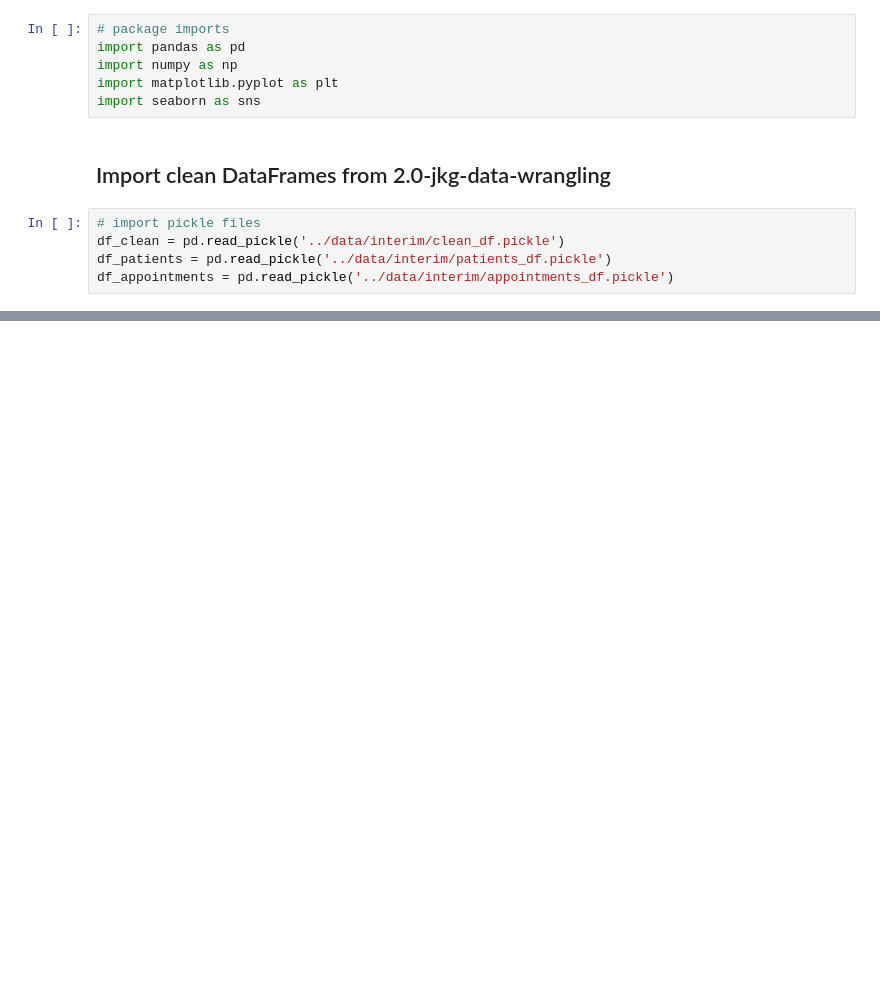
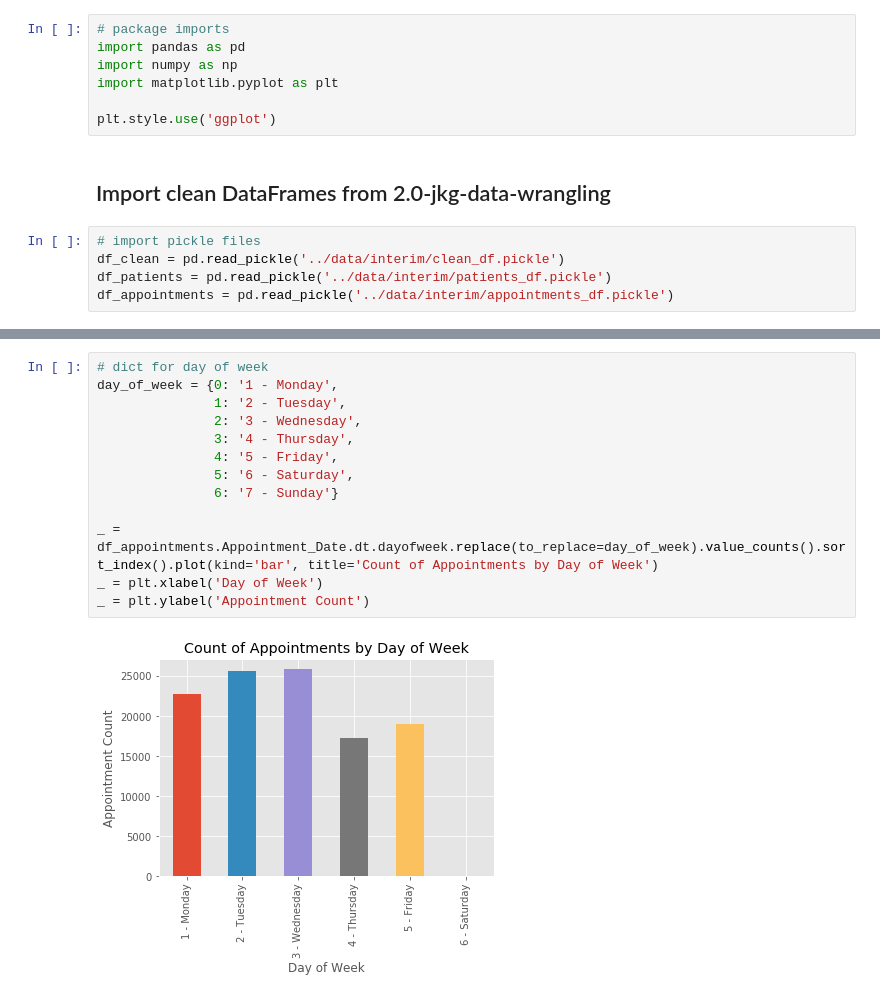
Before and after one commit to jkgerig/springboard_capstone_1, a Jupyter notebook: notebooks/3.0-jkg-data-story.ipynb, the cells around one changed output, grey strips where cells are left out. Drawn from its saved outputs; the diff is of its cells as text; blank space fills up the shorter version.

```diff
--- a/notebooks/3.0-jkg-data-story.ipynb
+++ b/notebooks/3.0-jkg-data-story.ipynb
@@ -19,7 +5,8 @@
 import pandas as pd
 import numpy as np
 import matplotlib.pyplot as plt
-import seaborn as sns
+
+plt.style.use('ggplot')
 # %% [markdown]
 ## Import clean DataFrames from 2.0-jkg-data-wrangling
 # %%
@@ -41,0 +43,15 @@ df_appointments = pd.read_pickle('../data/interim/appointments_df.pickle')
+# %%
+# dict for day of week
+day_of_week = {0: '1 - Monday',
+               1: '2 - Tuesday',
+               2: '3 - Wednesday',
+               3: '4 - Thursday',
+               4: '5 - Friday',
+               5: '6 - Saturday',
+               6: '7 - Sunday'}
+
+_ = df_appointments.Appointment_Date.dt.dayofweek.replace(to_replace=day_of_week).value_counts().sort_index().plot(kind='bar', title='Count of Appointments by Day of Week')
+_ = plt.xlabel('Day of Week')
+_ = plt.ylabel('Appointment Count')
+# %% [output]
+[figure, added]
```
Also changed, not shown: parts of 22 cells of this notebook.
